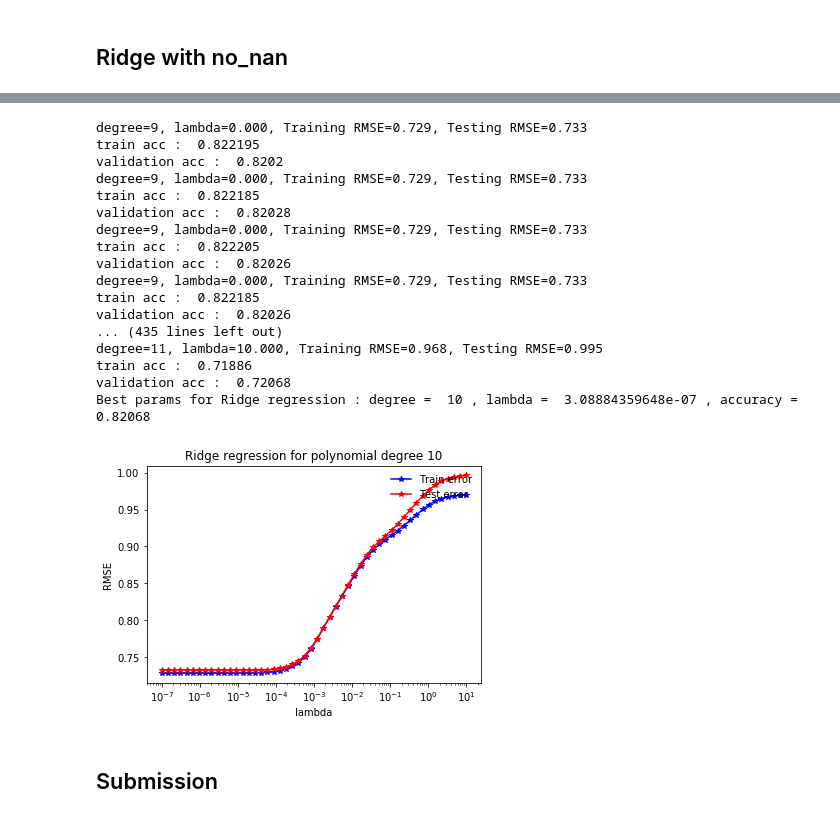
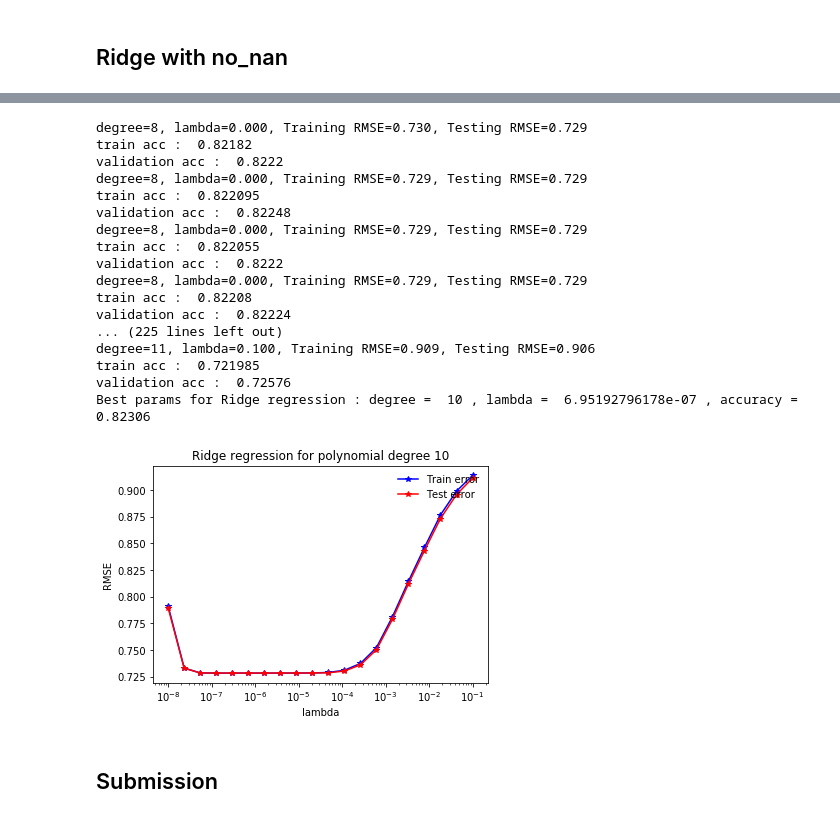
Before and after one commit to MLElec/ML_course, a Jupyter notebook: projects/project1/ridge_reg_notebook.ipynb, the cells around one changed output, grey strips where cells are left out. Saved outputs shown, nothing was run; the diff lists cells and outputs as text; code cells hidden in the pictures.

```diff
--- a/projects/project1/ridge_reg_notebook.ipynb
+++ b/projects/project1/ridge_reg_notebook.ipynb
@@ -54,7 +54,7 @@ for i, feature in enumerate(x_train.T):
     id_keep = ~np.isnan(feature)
     id_b = np.logical_and(y_train == -1, id_keep)
     id_s = np.logical_and(y_train == 1, id_keep)
-    #plt.hist(feature[id_keep], bins=100, alpha=0.4, label='total')
+    plt.hist(feature[id_keep], bins=100, alpha=0.4, label='total')
     plt.hist(feature[id_b], alpha=0.4, bins=100, label='back')
     plt.hist(feature[id_s], alpha=0.4, bins=100, label='signal')
     plt.title('Feature {} - {}'.format(i+1, header[i]))
@@ -83,3 +94,30 @@ for i, degree in enumerate(degrees):
+# %%
+plt.figure(figsize=(16,20))
+
+for i, feature in enumerate(x_aug.T):
+    plt.subplot(5, 2, i+1)
+    id_keep = ~np.isnan(feature)
+    id_b = np.logical_and(y_train == -1, id_keep)
+    id_s = np.logical_and(y_train == 1, id_keep)
+    plt.hist(feature[id_keep], bins=100, alpha=0.4, label='total')
+    plt.hist(feature[id_b], alpha=0.4, bins=100, label='back')
+    plt.hist(feature[id_s], alpha=0.4, bins=100, label='signal')
+    plt.title('Feature {} - {}'.format(int(i/2)+1, header[id_angle_feat[int(i/2)]]))
+    plt.legend()
+plt.tight_layout()
+# %%
+plt.figure(figsize=(16,16))
+
+for i, feature in enumerate(x_aug.T):
+    plt.subplot(5, 2, i+1)
+    id_keep = ~np.isnan(feature)
+    id_b = np.logical_and(y_train == -1, id_keep)
+    id_s = np.logical_and(y_train == 1, id_keep)
+    plt.boxplot([feature[id_keep], feature[id_b], feature[id_s]], whis=2.5,
+                vert=False, labels=['total', 'back', 'signal'])
+    plt.title('Feature {} - {}'.format(int(i/2)+1, header[id_angle_feat[int(i/2)]]))
+
+plt.tight_layout()
 # %%
 def plot_train_test(train_errors, test_errors, lambdas, degree):
     """
@@ -254,0 +329,13 @@ Std: [ 0.9387  1.0269  1.0202  1.0389  0.5445  0.5482  0.5311  1.0152  1.0284
+# %%
+x_no_nan = x_train.copy()
+x_no_nan, mean_train, std_train, max_train = normalize_outliers(x_no_nan, distrib)
+#x_no_nan = remove_useless(x_no_nan)
+x_no_nan = np.nan_to_num(x_no_nan)
+print('\nStd:', np.std(x_no_nan, axis=0))
+
+# normalize features
+x_no_nan_val = x_validation.copy()
+x_no_nan_val = normalize_outliers_feed(x_no_nan_val, mean_train, std_train, max_train, distrib)
+#x_no_nan_val = remove_useless(x_no_nan_val)
+x_no_nan_val = np.nan_to_num(x_no_nan_val)
+print('\nStd:', np.std(x_no_nan_val, axis=0))
@@ -255,25 +352,25 @@ Std: [ 0.9387  1.0269  1.0202  1.0389  0.5445  0.5482  0.5311  1.0152  1.0284
 # %%
 weights_no_nan, degree_no_nan, lambda_no_nan = test_ridge_regression(
-    x_no_nan, y_train, x_no_nan_val, y_validation, degrees = np.linspace(9,11,3), lambdas=np.logspace(-7,1,50))
+    x_no_nan, y_train, x_no_nan_val, y_validation, degrees = np.linspace(8,11,4), lambdas=np.logspace(-8,-1, 20))
 # %% [output]
-degree=9, lambda=0.000, Training RMSE=0.729, Testing RMSE=0.733
-train acc :  0.822195
-validation acc :  0.8202
-degree=9, lambda=0.000, Training RMSE=0.729, Testing RMSE=0.733
-train acc :  0.822185
-validation acc :  0.82028
-degree=9, lambda=0.000, Training RMSE=0.729, Testing RMSE=0.733
-train acc :  0.822205
-validation acc :  0.82026
-degree=9, lambda=0.000, Training RMSE=0.729, Testing RMSE=0.733
-train acc :  0.822185
-validation acc :  0.82026
-... (435 lines left out)
-degree=11, lambda=10.000, Training RMSE=0.968, Testing RMSE=0.995
-train acc :  0.71886
-validation acc :  0.72068
-Best params for Ridge regression : degree =  10 , lambda =  3.08884359648e-07 , accuracy =  0.82068
+degree=8, lambda=0.000, Training RMSE=0.730, Testing RMSE=0.729
+train acc :  0.82182
+validation acc :  0.8222
+degree=8, lambda=0.000, Training RMSE=0.729, Testing RMSE=0.729
+train acc :  0.822095
+validation acc :  0.82248
+degree=8, lambda=0.000, Training RMSE=0.729, Testing RMSE=0.729
+train acc :  0.822055
+validation acc :  0.8222
+degree=8, lambda=0.000, Training RMSE=0.729, Testing RMSE=0.729
+train acc :  0.82208
+validation acc :  0.82224
+... (225 lines left out)
+degree=11, lambda=0.100, Training RMSE=0.909, Testing RMSE=0.906
+train acc :  0.721985
+validation acc :  0.72576
+Best params for Ridge regression : degree =  10 , lambda =  6.95192796178e-07 , accuracy =  0.82306
-[figure, old version]
+[figure, new version]
 # %% [markdown]
 ## Submission
 # %%
```
Also changed, not shown: parts of 11 cells of this notebook.
